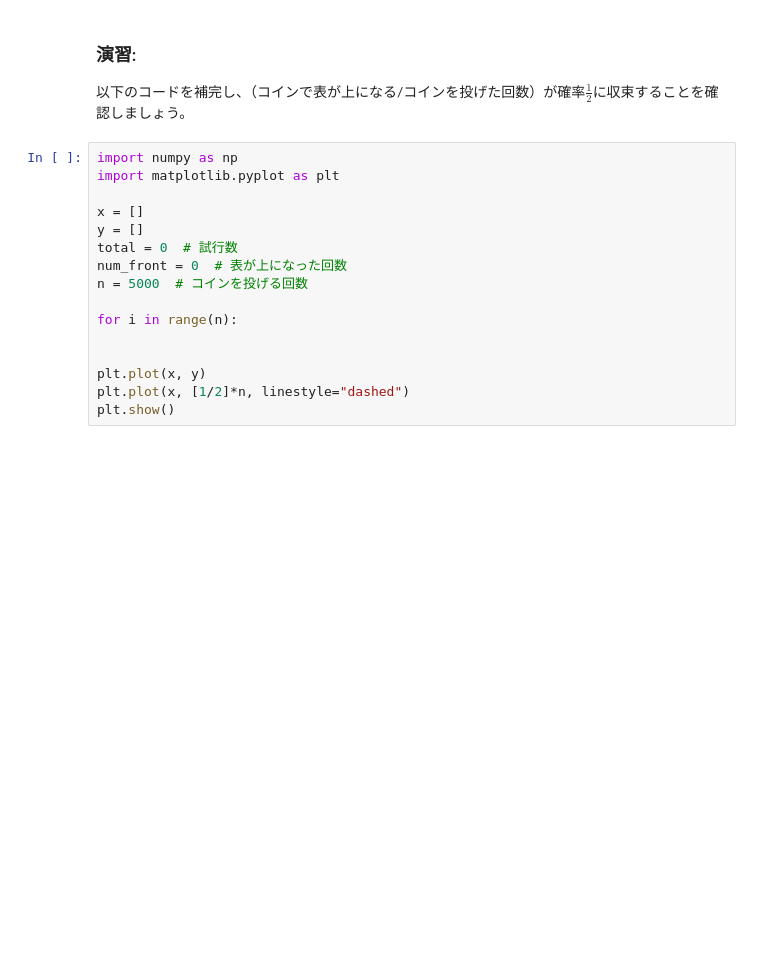
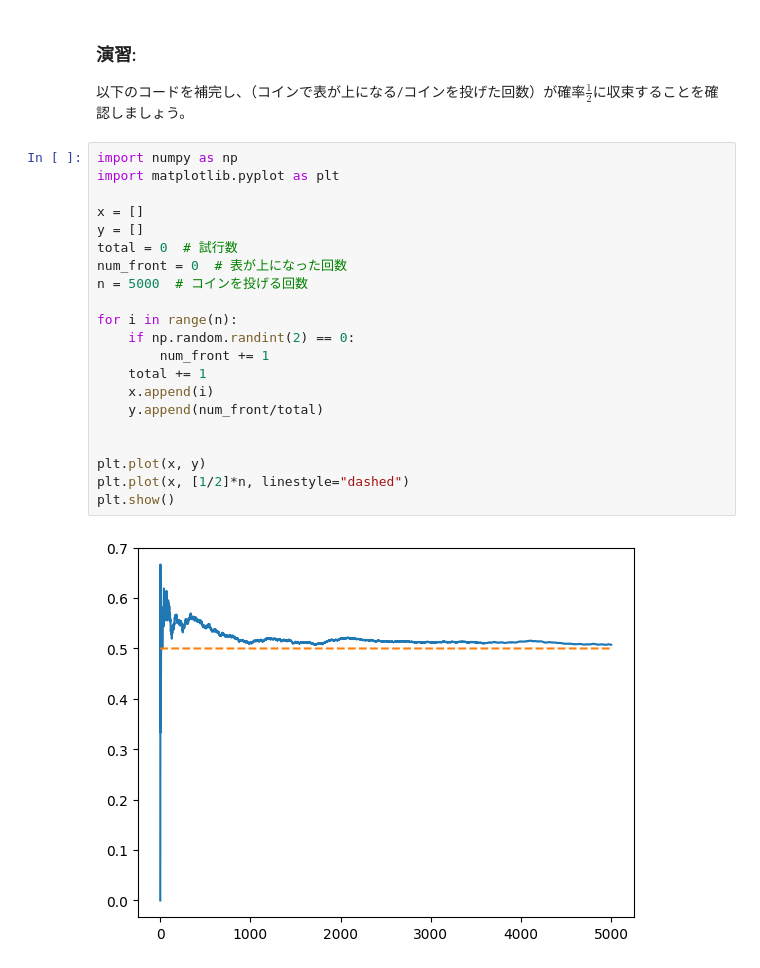
Before and after one commit to yuukimotai/UsedApart_PricePred, a Jupyter notebook: math_for_ai/Section_7/probability_lesson.ipynb, the cells around one changed output. Cells and saved outputs as stored; diff of their text form; blank space fills up the shorter version.

```diff
--- a/math_for_ai/Section_7/probability_lesson.ipynb
+++ b/math_for_ai/Section_7/probability_lesson.ipynb
@@ -79,16 +86,23 @@ plt.show()
 # %%
 import numpy as np
 import matplotlib.pyplot as plt
 
 x = []
 y = []
 total = 0  # 試行数
 num_front = 0  # 表が上になった回数
 n = 5000  # コインを投げる回数
 
 for i in range(n):
+    if np.random.randint(2) == 0:
+        num_front += 1
+    total += 1
+    x.append(i)
+    y.append(num_front/total)
 
 
 plt.plot(x, y)
 plt.plot(x, [1/2]*n, linestyle="dashed")
 plt.show()
+# %% [output]
+[figure, added]
```
Also changed, not shown: parts of 1 cell of this notebook.
